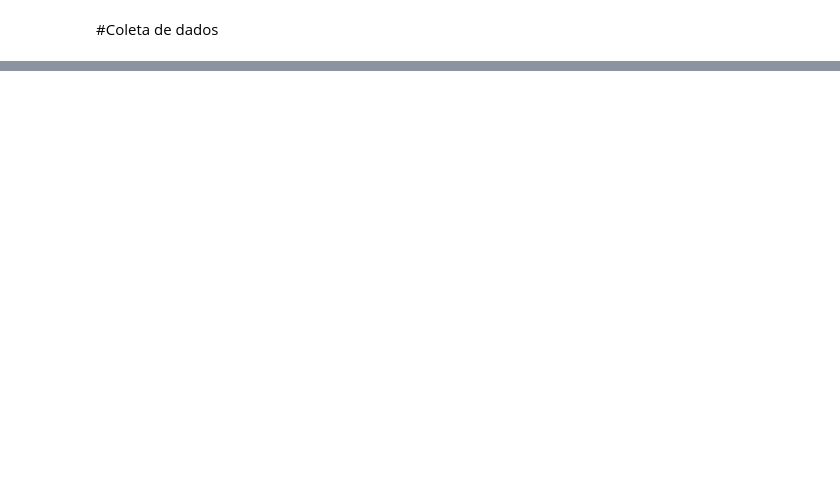
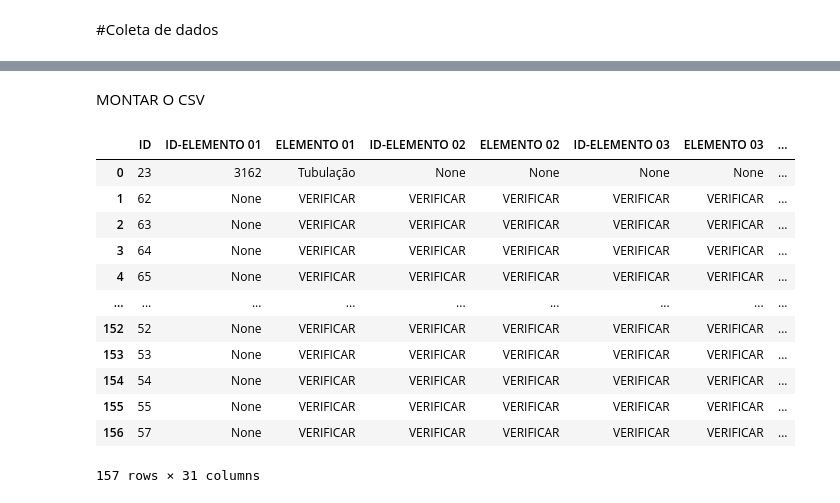
Before and after one commit to ianmota/scrapping-python-bimcollab, a Jupyter notebook: jupyter-analise.ipynb, the cells around one changed output, grey strips where cells are left out. Drawn from its saved outputs; the diff is of its cells as text; code cells hidden in the pictures; blank space fills up the shorter version.

```diff
--- a/jupyter-analise.ipynb
+++ b/jupyter-analise.ipynb
@@ -126,0 +128,18 @@ len(browser.htmlList)
+# %% [markdown]
+MONTAR O CSV
+# %%
+dbBuildCSV(dicionario_,"teste.csv")
+# %% [output]
+|  | ID | ID-ELEMENTO 01 | ELEMENTO 01 | ID-ELEMENTO 02 | ELEMENTO 02 | ID-ELEMENTO 03 | ELEMENTO 03 | ... |
+| 0 | 23 | 3162 | Tubulação | None | None | None | None | ... |
+| 1 | 62 | None | VERIFICAR | VERIFICAR | VERIFICAR | VERIFICAR | VERIFICAR | ... |
+| 2 | 63 | None | VERIFICAR | VERIFICAR | VERIFICAR | VERIFICAR | VERIFICAR | ... |
+| 3 | 64 | None | VERIFICAR | VERIFICAR | VERIFICAR | VERIFICAR | VERIFICAR | ... |
+| 4 | 65 | None | VERIFICAR | VERIFICAR | VERIFICAR | VERIFICAR | VERIFICAR | ... |
+| ... | ... | ... | ... | ... | ... | ... | ... | ... |
+| 152 | 52 | None | VERIFICAR | VERIFICAR | VERIFICAR | VERIFICAR | VERIFICAR | ... |
+| 153 | 53 | None | VERIFICAR | VERIFICAR | VERIFICAR | VERIFICAR | VERIFICAR | ... |
+| 154 | 54 | None | VERIFICAR | VERIFICAR | VERIFICAR | VERIFICAR | VERIFICAR | ... |
+| 155 | 55 | None | VERIFICAR | VERIFICAR | VERIFICAR | VERIFICAR | VERIFICAR | ... |
+| 156 | 57 | None | VERIFICAR | VERIFICAR | VERIFICAR | VERIFICAR | VERIFICAR | ... |
+157 rows × 31 columns
```
Also changed, not shown: parts of 6 cells of this notebook, 2 other files.
